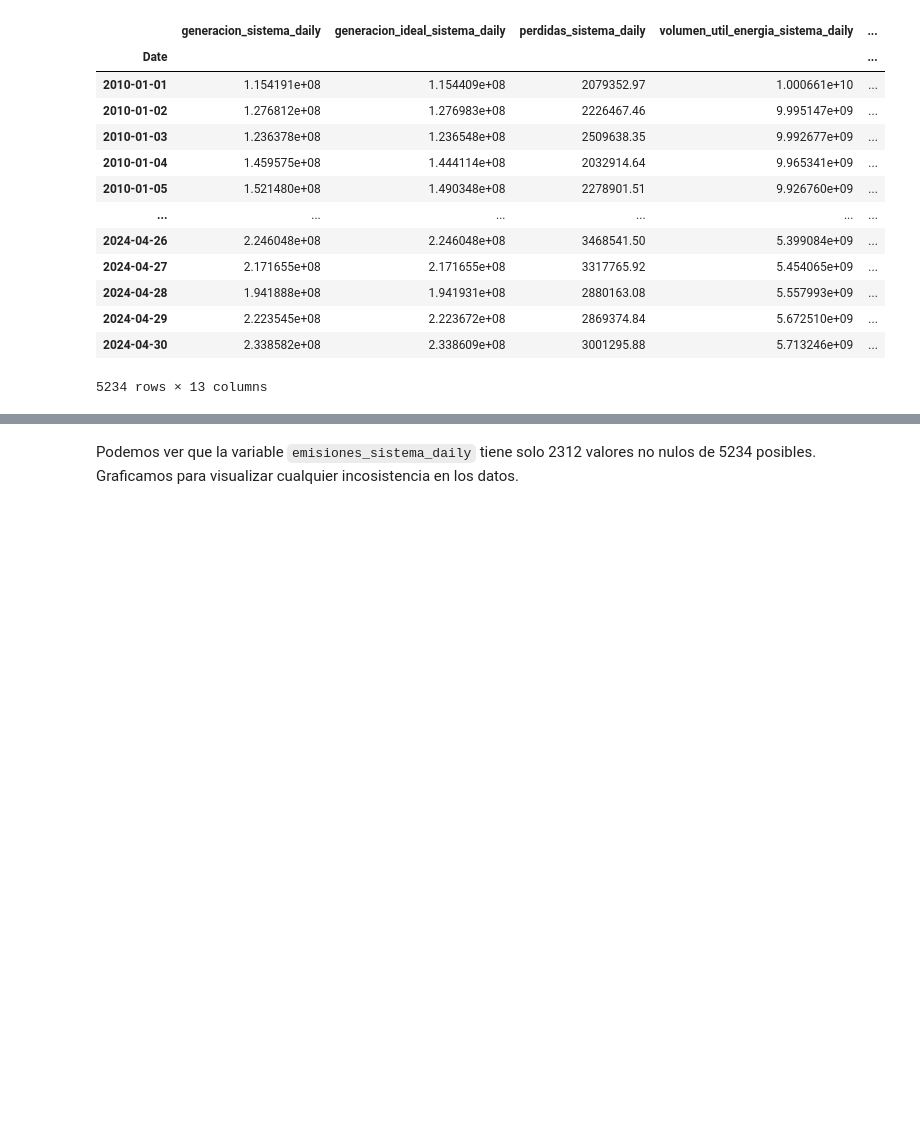
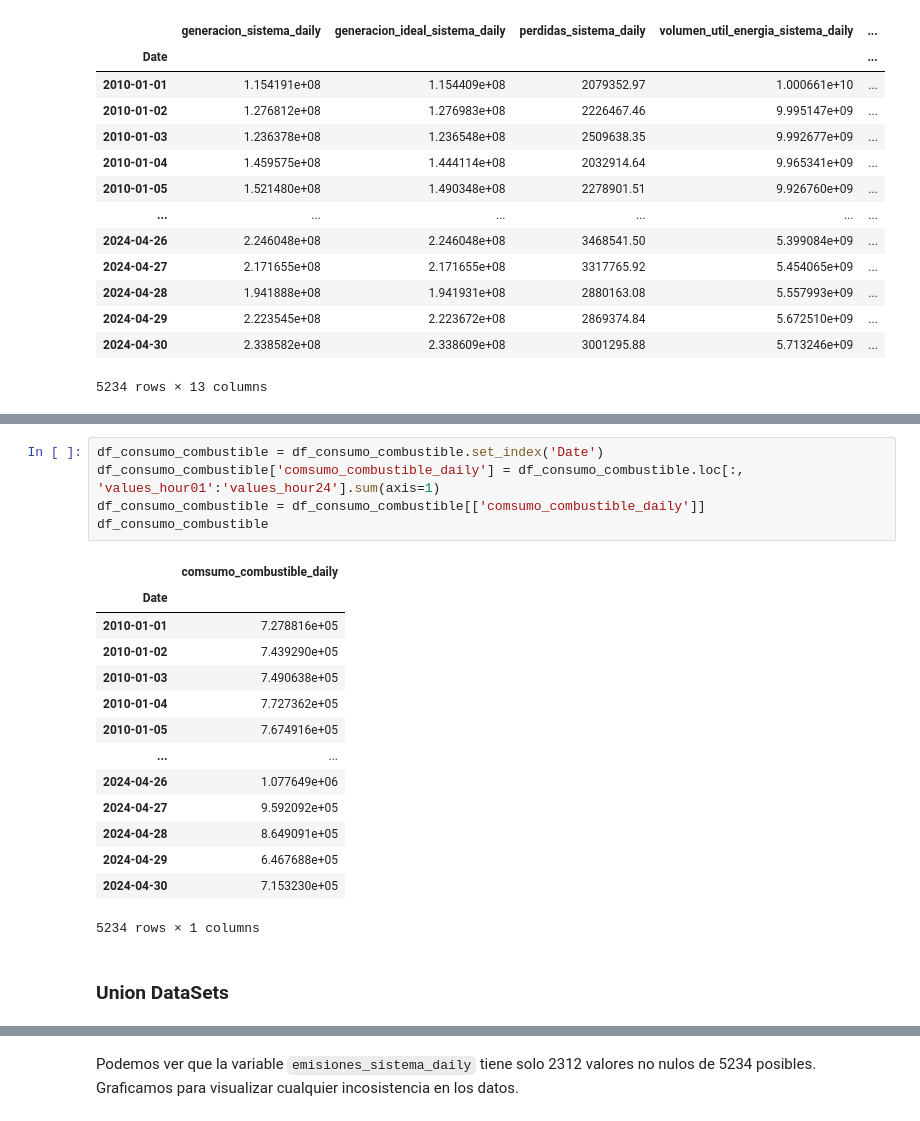
Before and after one commit to sistema-electrico-colombia/transform-EDA, a Jupyter notebook: transformaciones_analitica.ipynb, the cells around one changed output, grey strips where cells are left out. Cells and saved outputs as stored; diff of their text form; blank space fills up the shorter version.

```diff
--- a/transformaciones_analitica.ipynb
+++ b/transformaciones_analitica.ipynb
@@ -1001,0 +1057,22 @@ df_consolidated
+# %%
+df_consumo_combustible = df_consumo_combustible.set_index('Date')
+df_consumo_combustible['comsumo_combustible_daily'] = df_consumo_combustible.loc[:, 'values_hour01':'values_hour24'].sum(axis=1)
+df_consumo_combustible = df_consumo_combustible[['comsumo_combustible_daily']]
+df_consumo_combustible
+# %% [output]
+|  | comsumo_combustible_daily |
+| Date |  |
+| 2010-01-01 | 7.278816e+05 |
+| 2010-01-02 | 7.439290e+05 |
+| 2010-01-03 | 7.490638e+05 |
+| 2010-01-04 | 7.727362e+05 |
+| 2010-01-05 | 7.674916e+05 |
+| ... | ... |
+| 2024-04-26 | 1.077649e+06 |
+| 2024-04-27 | 9.592092e+05 |
+| 2024-04-28 | 8.649091e+05 |
+| 2024-04-29 | 6.467688e+05 |
+| 2024-04-30 | 7.153230e+05 |
+5234 rows × 1 columns
+# %% [markdown]
+### Union DataSets
```
Also changed, not shown: parts of 9 cells of this notebook, 1 other file.
